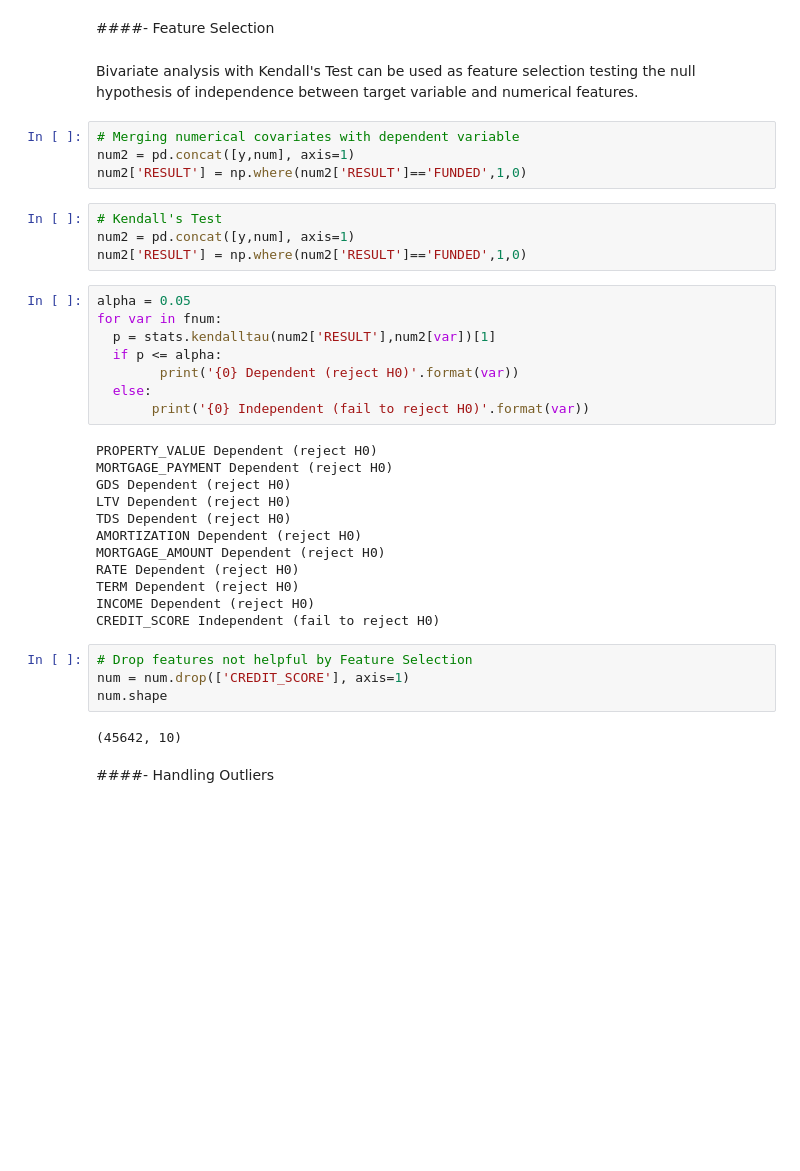
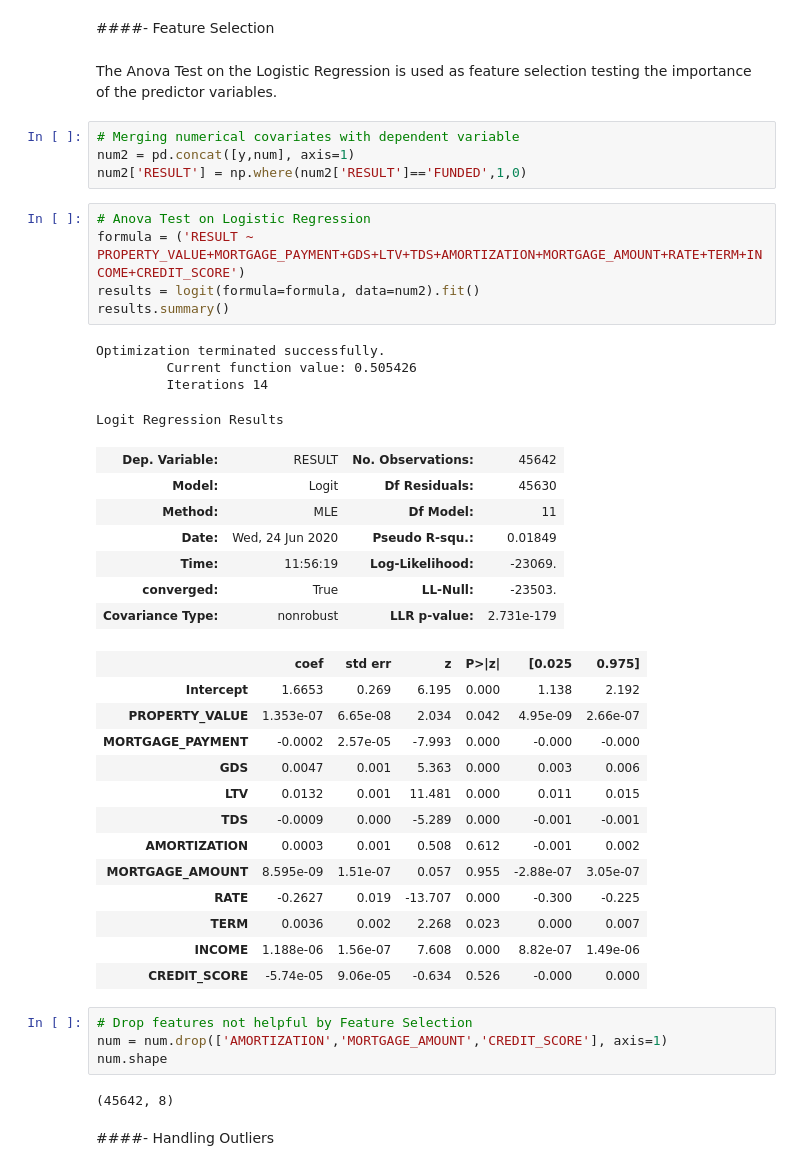
Before and after one commit to claudio1975/10DataScienceProjects, a Jupyter notebook: An Experimental Exploratory Data Analysis Pipeline/An_Experimental_EDA_for_a_classification_task.ipynb, the cells around one changed output. Cells and saved outputs as stored; diff of their text form; blank space fills up the shorter version.

```diff
--- a/An Experimental Exploratory Data Analysis Pipeline/An_Experimental_EDA_for_a_classification_task.ipynb
+++ b/An Experimental Exploratory Data Analysis Pipeline/An_Experimental_EDA_for_a_classification_task.ipynb
@@ -597,42 +610,48 @@ for col in fnum:
 [figure]
 # %% [markdown]
 ####- Feature Selection
-# %% [markdown]
-Bivariate analysis with Kendall's Test can be used as feature selection testing the null hypothesis of independence between target variable and numerical features.
+# %% [markdown]
+The Anova Test on the Logistic Regression is used as feature selection testing the importance of the predictor variables.
 # %%
 # Merging numerical covariates with dependent variable
 num2 = pd.concat([y,num], axis=1)
 num2['RESULT'] = np.where(num2['RESULT']=='FUNDED',1,0)
-# %%
-# Kendall's Test
-num2 = pd.concat([y,num], axis=1)
-num2['RESULT'] = np.where(num2['RESULT']=='FUNDED',1,0)
-# %%
-alpha = 0.05
-for var in fnum:
-  p = stats.kendalltau(num2['RESULT'],num2[var])[1]
-  if p <= alpha:
-    	print('{0} Dependent (reject H0)'.format(var))
-  else:
-       print('{0} Independent (fail to reject H0)'.format(var))
-# %% [output]
-PROPERTY_VALUE Dependent (reject H0)
-MORTGAGE_PAYMENT Dependent (reject H0)
-GDS Dependent (reject H0)
-LTV Dependent (reject H0)
-TDS Dependent (reject H0)
-AMORTIZATION Dependent (reject H0)
-MORTGAGE_AMOUNT Dependent (reject H0)
-RATE Dependent (reject H0)
-TERM Dependent (reject H0)
-INCOME Dependent (reject H0)
-CREDIT_SCORE Independent (fail to reject H0)
+# %%
+# Anova Test on Logistic Regression
+formula = ('RESULT ~ PROPERTY_VALUE+MORTGAGE_PAYMENT+GDS+LTV+TDS+AMORTIZATION+MORTGAGE_AMOUNT+RATE+TERM+INCOME+CREDIT_SCORE')
+results = logit(formula=formula, data=num2).fit()
+results.summary()
+# %% [output]
+Optimization terminated successfully.
+         Current function value: 0.505426
+         Iterations 14
+Logit Regression Results
+| Dep. Variable: | RESULT | No. Observations: | 45642 |
+| Model: | Logit | Df Residuals: | 45630 |
+| Method: | MLE | Df Model: | 11 |
+| Date: | Wed, 24 Jun 2020 | Pseudo R-squ.: | 0.01849 |
+| Time: | 11:56:19 | Log-Likelihood: | -23069. |
+| converged: | True | LL-Null: | -23503. |
+| Covariance Type: | nonrobust | LLR p-value: | 2.731e-179 |
+|  | coef | std err | z | P>|z| | [0.025 | 0.975] |
+| Intercept | 1.6653 | 0.269 | 6.195 | 0.000 | 1.138 | 2.192 |
+| PROPERTY_VALUE | 1.353e-07 | 6.65e-08 | 2.034 | 0.042 | 4.95e-09 | 2.66e-07 |
+| MORTGAGE_PAYMENT | -0.0002 | 2.57e-05 | -7.993 | 0.000 | -0.000 | -0.000 |
+| GDS | 0.0047 | 0.001 | 5.363 | 0.000 | 0.003 | 0.006 |
+| LTV | 0.0132 | 0.001 | 11.481 | 0.000 | 0.011 | 0.015 |
+| TDS | -0.0009 | 0.000 | -5.289 | 0.000 | -0.001 | -0.001 |
+| AMORTIZATION | 0.0003 | 0.001 | 0.508 | 0.612 | -0.001 | 0.002 |
+| MORTGAGE_AMOUNT | 8.595e-09 | 1.51e-07 | 0.057 | 0.955 | -2.88e-07 | 3.05e-07 |
+| RATE | -0.2627 | 0.019 | -13.707 | 0.000 | -0.300 | -0.225 |
+| TERM | 0.0036 | 0.002 | 2.268 | 0.023 | 0.000 | 0.007 |
+| INCOME | 1.188e-06 | 1.56e-07 | 7.608 | 0.000 | 8.82e-07 | 1.49e-06 |
+| CREDIT_SCORE | -5.74e-05 | 9.06e-05 | -0.634 | 0.526 | -0.000 | 0.000 |
 # %%
 # Drop features not helpful by Feature Selection
-num = num.drop(['CREDIT_SCORE'], axis=1)
+num = num.drop(['AMORTIZATION','MORTGAGE_AMOUNT','CREDIT_SCORE'], axis=1)
 num.shape
 # %% [output]
-(45642, 10)
+(45642, 8)
 # %% [markdown]
 ####- Handling Outliers
 # %% [markdown]
```
Also changed, not shown: parts of 17 cells of this notebook.
